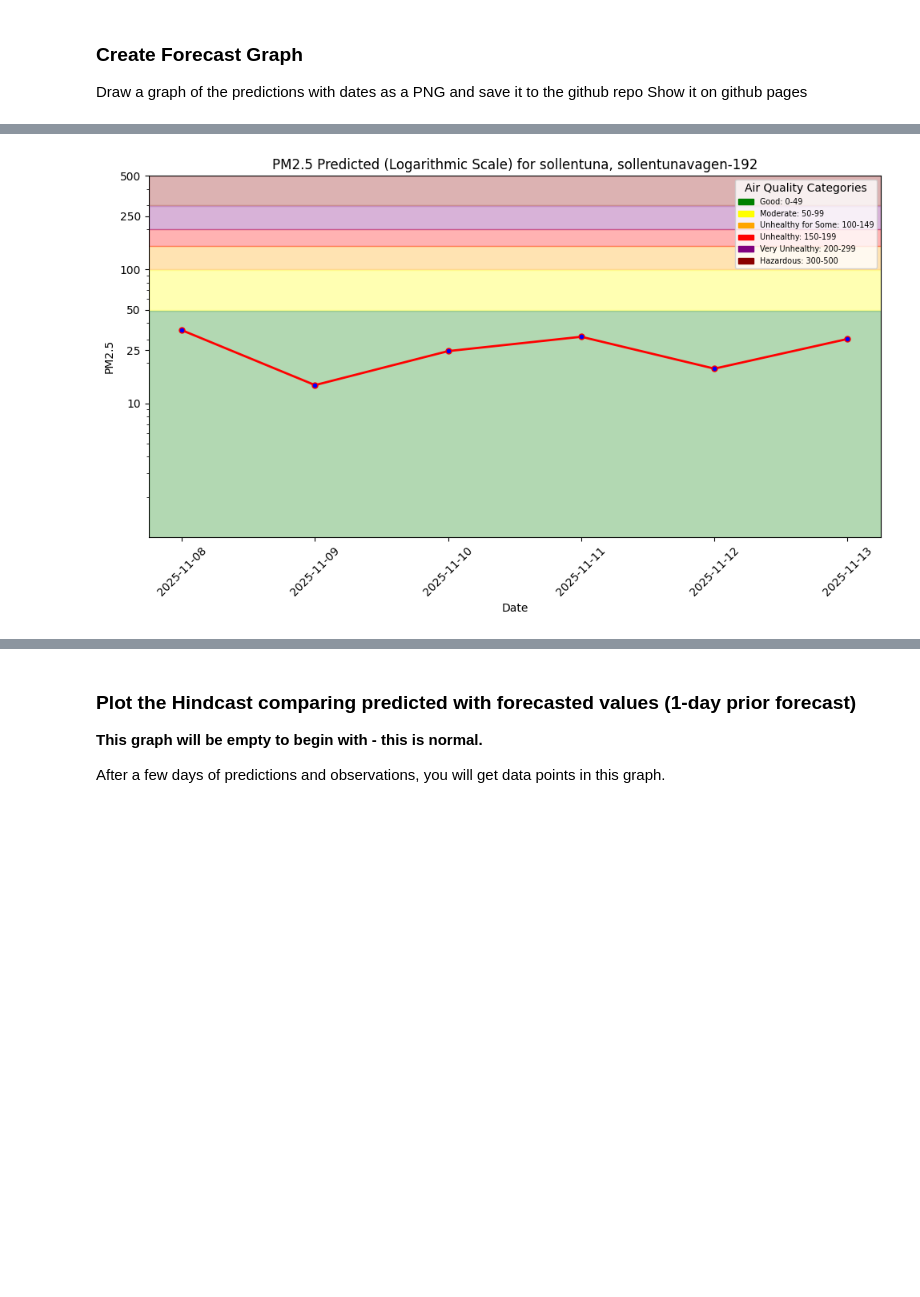
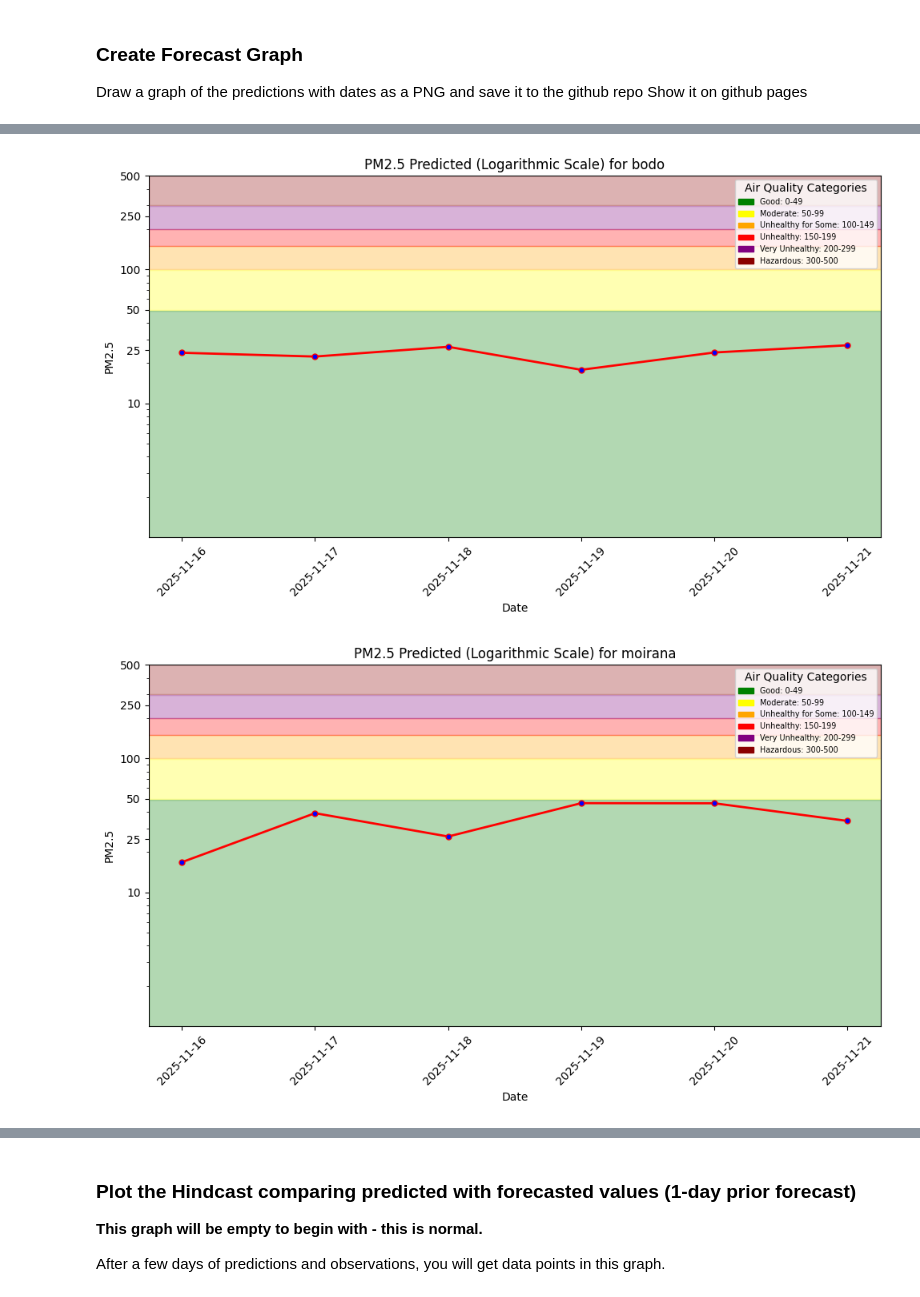
Before and after one commit to joarp/mlfs-book, a Jupyter notebook: notebooks/airquality/4_air_quality_batch_inference.ipynb, the cells around one changed output, grey strips where cells are left out. Drawn from its saved outputs; the diff is of its cells as text; code cells hidden in the pictures; blank space fills up the shorter version.

```diff
--- a/notebooks/airquality/4_air_quality_batch_inference.ipynb
+++ b/notebooks/airquality/4_air_quality_batch_inference.ipynb
@@ -109,9 +125,11 @@ Downloading model artifact (1 dirs, 3 files)... DONE
 # %%
 # Loading the XGBoost regressor model and label encoder from the saved model directory
 # retrieved_xgboost_model = joblib.load(saved_model_dir + "/xgboost_regressor.pkl")
-retrieved_xgboost_model = XGBRegressor()
+models = {}
+for city in city_dict:
+    models[city] = XGBRegressor()
 
-retrieved_xgboost_model.load_model(saved_model_dir + "/model.json")
+    models[city].load_model(saved_models[city] + "/model.json")
 
 # Displaying the retrieved XGBoost regressor model
-retrieved_xgboost_model
+# retrieved_xgboost_model
@@ -149,8 +160,11 @@ Finished: Reading data from Hopsworks, using Hopsworks Feature Query Service (0.
 # %% [markdown]
 ### <span style="color:#ff5f27;">🤖 Making the predictions</span>
 # %%
-batch_data['predicted_pm25'] = retrieved_xgboost_model.predict(
-    batch_data[['temperature_2m_mean', 'precipitation_sum', 'wind_speed_10m_max', 'wind_direction_10m_dominant']])
+for city in city_dict:
+    mask = batch_data['city']==city
+    pred = models[city].predict(
+        batch_data.loc[mask, ['temperature_2m_mean', 'precipitation_sum', 'wind_speed_10m_max', 'wind_direction_10m_dominant']])
+    batch_data.loc[mask, "predicted_pm25"] = pred
 batch_data
 # %% [output]
 |  | date | temperature_2m_mean | precipitation_sum | wind_speed_10m_max | wind_direction_10m_dominant | city | ... |
@@ -180,12 +200,12 @@ memory usage: 344.0+ bytes
 # %% [markdown]
 ### <span style="color:#ff5f27;">🤖 Saving the predictions (for monitoring) to a Feature Group</span>
 # %%
-batch_data['street'] = street
-batch_data['city'] = city
-batch_data['country'] = country
 # Fill in the number of days before the date on which you made the forecast (base_date)
-batch_data['days_before_forecast_day'] = range(1, len(batch_data)+1)
 batch_data = batch_data.sort_values(by=['date'])
+for city in city_dict:
+    mask = batch_data["city"] == city
+    n = mask.sum()
+    batch_data.loc[mask, 'days_before_forecast_day'] = range(1, n+1)
 batch_data
 # %% [output]
 |  | date | temperature_2m_mean | precipitation_sum | wind_speed_10m_max | wind_direction_10m_dominant | city | ... |
@@ -221,0 +262,3 @@ Show it on github pages
+# %%
+mask = batch_data["city"] == "bodo"
+batch_data.loc[mask]
@@ -222,7 +273,6 @@ Show it on github pages
 # %%
-
-pred_file_path = f"{root_dir}/docs/air-quality/assets/img/pm25_forecast.png"
-plt = util.plot_air_quality_forecast(city, street, batch_data, pred_file_path)
-
-plt.show()
+for city in city_dict:
+    pred_file_path = f"{root_dir}/docs/air-quality/assets/img/pm25_forecast_{city}.png"
+    mask = batch_data["city"] == city
+    util.plot_air_quality_forecast(city, batch_data.loc[mask], pred_file_path)
 # %% [output]
@@ -230,4 +280,5 @@ plt.show()
-[figure, old version]
+[figure, new version]
+[figure, added]
 # %%
 # Get or create feature group
 monitor_fg = fs.get_or_create_feature_group(
```
Also changed, not shown: parts of 21 cells of this notebook, 23 other files.
